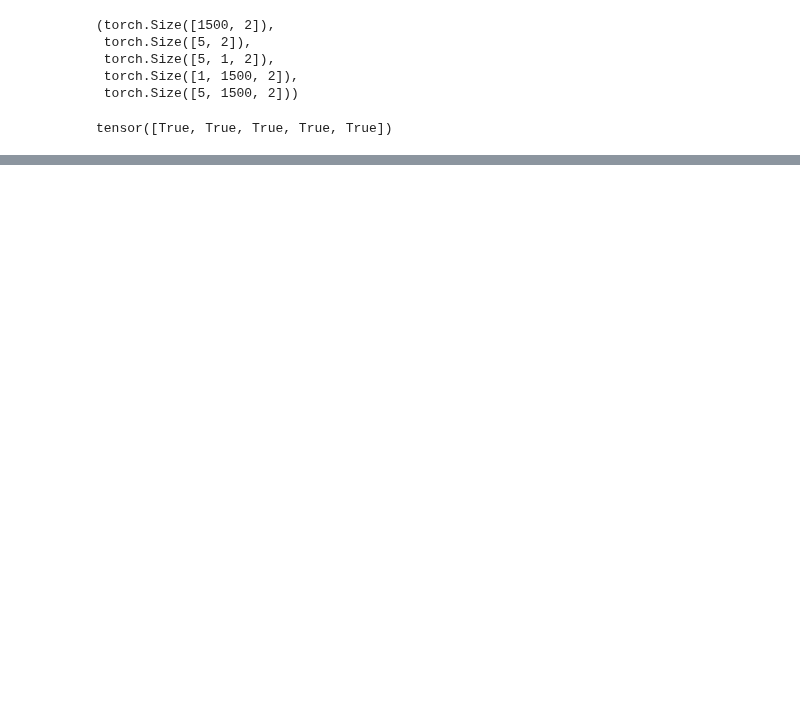
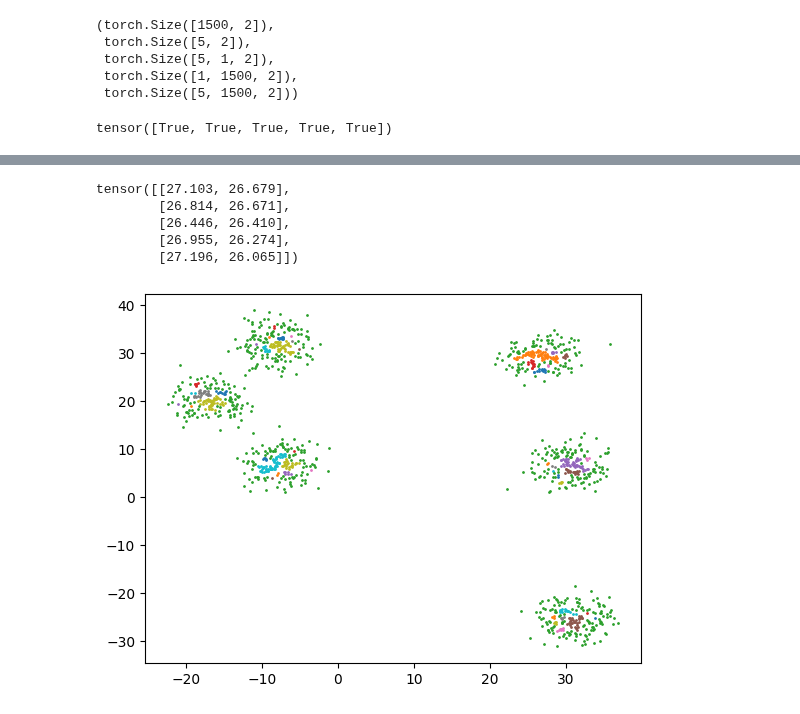
Before and after one commit to AlexChalk/ml_env, a Jupyter notebook: dbscan/dbscan.ipynb, the cells around one changed output, grey strips where cells are left out. Saved outputs shown, nothing was run; the diff lists cells and outputs as text; code cells hidden in the pictures; blank space fills up the shorter version.

Commit message:
Add parallelized implementation

```diff
--- a/dbscan/dbscan.ipynb
+++ b/dbscan/dbscan.ipynb
@@ -519,0 +370,3 @@ Super super bonus: Publish a paper that describes it :D
+# %%
+noise_mask = edges_and_noise == -1
+noise[noise_mask].shape
@@ -519,0 +399,50 @@ Super super bonus: Publish a paper that describes it :D
+# %%
+def edge_links_to_core_points(noise, core_points):
+    distances = euclidean_distances(noise, core_points)
+    is_edge = (edge_analysis <= eps).int()
+
+    return torch.where(
+        is_edge.any(dim=1),
+        is_edge.argmax(dim=1),
+        torch.tensor(-1)
+    )
+# %%
+def dbscan_parallelized(data, eps=0.5, min_pts=5): # Not sure how to support batching
+    n = len(data)
+    X = data.clone()
+
+    core_point_mask = is_core_point(X, other_points=X, eps=eps, min_neighbours=min_pts)
+
+    core_points = X[core_point_mask]
+    non_core_points = X[~core_point_mask]
+
+    ccgroups = connected_component_groups(core_points)
+    edge_links = edge_links_to_core_points(non_core_points, core_points)
+
+    result = []
+
+    for ccgroup in ccgroups: # Not sure how to avoid for loop for tensors of uneven lengths
+        result_group = core_points[ccgroup]
+
+        edge_match_mask = torch.isin(edge_links, result_group)
+        edge_matches = non_core_points[edge_match_mask]
+
+        result.append(torch.cat([result_group, edge_matches]))
+
+    noise_mask = edge_links == -1
+    result.append(non_core_points[noise_mask])
+
+    return result
+# %%
+clusters = dbscan_parallelized(X, eps=0.5, min_pts=5)
+clusters[0][:5]
+# %% [output]
+tensor([[27.103, 26.679],
+        [26.814, 26.671],
+        [26.446, 26.410],
+        [26.955, 26.274],
+        [27.196, 26.065]])
+# %%
+plot_data(clusters)
+# %% [output]
+[figure, added]
```
Also changed, not shown: parts of 73 cells of this notebook.
